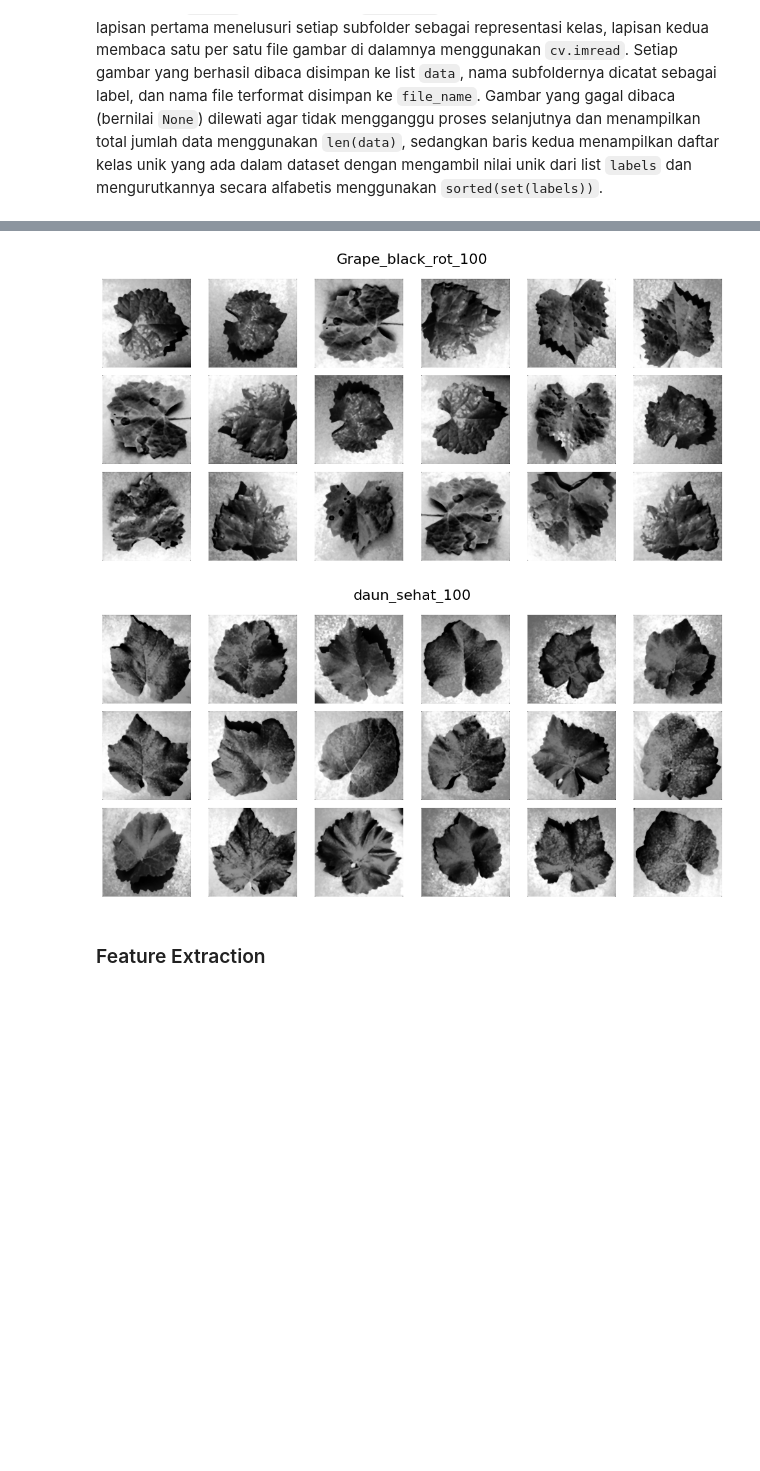
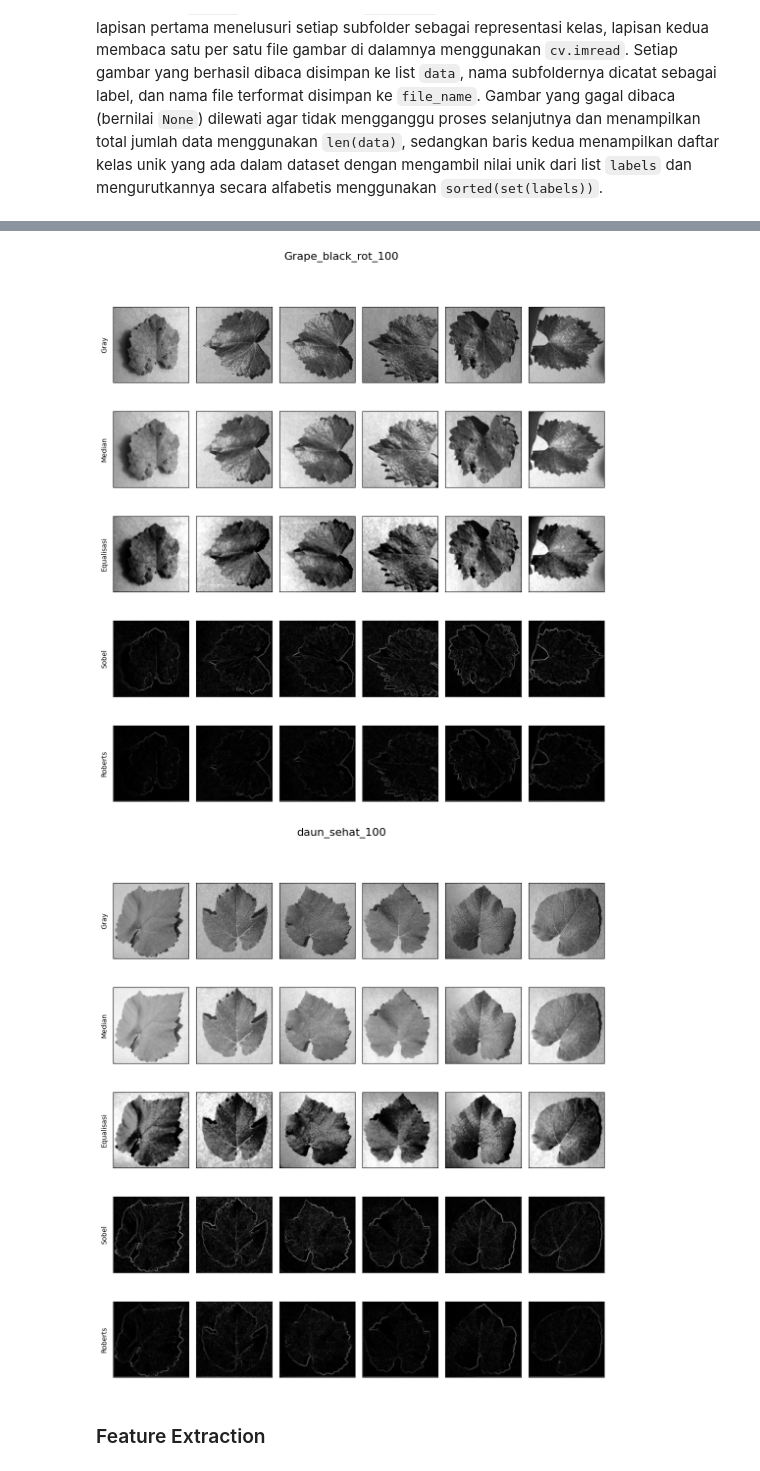
Before and after one commit to Khadjoe/Praktikum-PCD-kelompok_32-2026, a Jupyter notebook: processing2.ipynb, the cells around one changed output, grey strips where cells are left out. Saved outputs shown, nothing was run; the diff lists cells and outputs as text; code cells hidden in the pictures; blank space fills up the shorter version.

```diff
--- a/processing2.ipynb
+++ b/processing2.ipynb
@@ -146,37 +187,47 @@ def prepro(image):
     img = gray(image)
     img = median(img)
     img = histogram_equalization(img)
-
+    sobel = edge(img, sobelX, sobelY)
+    img = edge(sobel, robertsX, robertsY)
     return img
 # %%
 def percobaan2(img):
     hasil = prepro(img)
     return hasil
 
 dataPreprocessed = [percobaan2(img) for img in data]
 
 unique_labels = sorted(set(labels))
+nama_step = ['Gray', 'Median', 'Equalisasi', 'Sobel', 'Roberts']
 
 for label in unique_labels:
     idxs = [j for j, l in enumerate(labels) if l == label]
-
-    fig, axs = plt.subplots(3, 6, figsize=(10, 5))
+    n_sample = min(6, len(idxs))
+    fig, axs = plt.subplots(5, 6, figsize=(11, 12))
     fig.suptitle(f'{label}', fontsize=16)
-
-    for k in range(min(18, len(idxs))):
-        row = k // 6
-        col = k % 6
-        ax  = axs[row][col]
-
-        ax.imshow(dataPreprocessed[idxs[k]], cmap='gray')
-        ax.axis('off')
-
-    plt.tight_layout()
-    plt.subplots_adjust(top=0.9)
+    for k in range(n_sample):
+        img_asli = data[idxs[k]]
+        img_gray    = gray(img_asli)
+        img_median  = median(img_gray)
+        img_equal   = histogram_equalization(img_median)
+        img_sobel   = edge(img_equal, sobelX, sobelY)
+        img_roberts = edge(img_sobel, robertsX, robertsY)
+        hasil_tahap = [img_gray, img_median, img_equal, img_sobel, img_roberts]
+        for row in range(5):
+            axs[row][k].imshow(hasil_tahap[row], cmap='gray')
+            axs[row][k].set_xticks([])
+            axs[row][k].set_yticks([])
+            if k == 0:
+                axs[row][k].set_ylabel(nama_step[row], fontsize=10, labelpad=8)
+    for k in range(n_sample, 6):
+        for row in range(5):
+            axs[row][k].axis('off')
+    plt.tight_layout(rect=[0.04, 0, 1, 1])
+    plt.subplots_adjust(top=0.92)
     plt.show()
 # %% [output]
-[figure, old version]
+[figure, new version]
-[figure, old version]
+[figure, new version]
 # %% [markdown]
 ### Feature Extraction
 # %%
```
Also changed, not shown: parts of 12 cells of this notebook, 2 other files.
